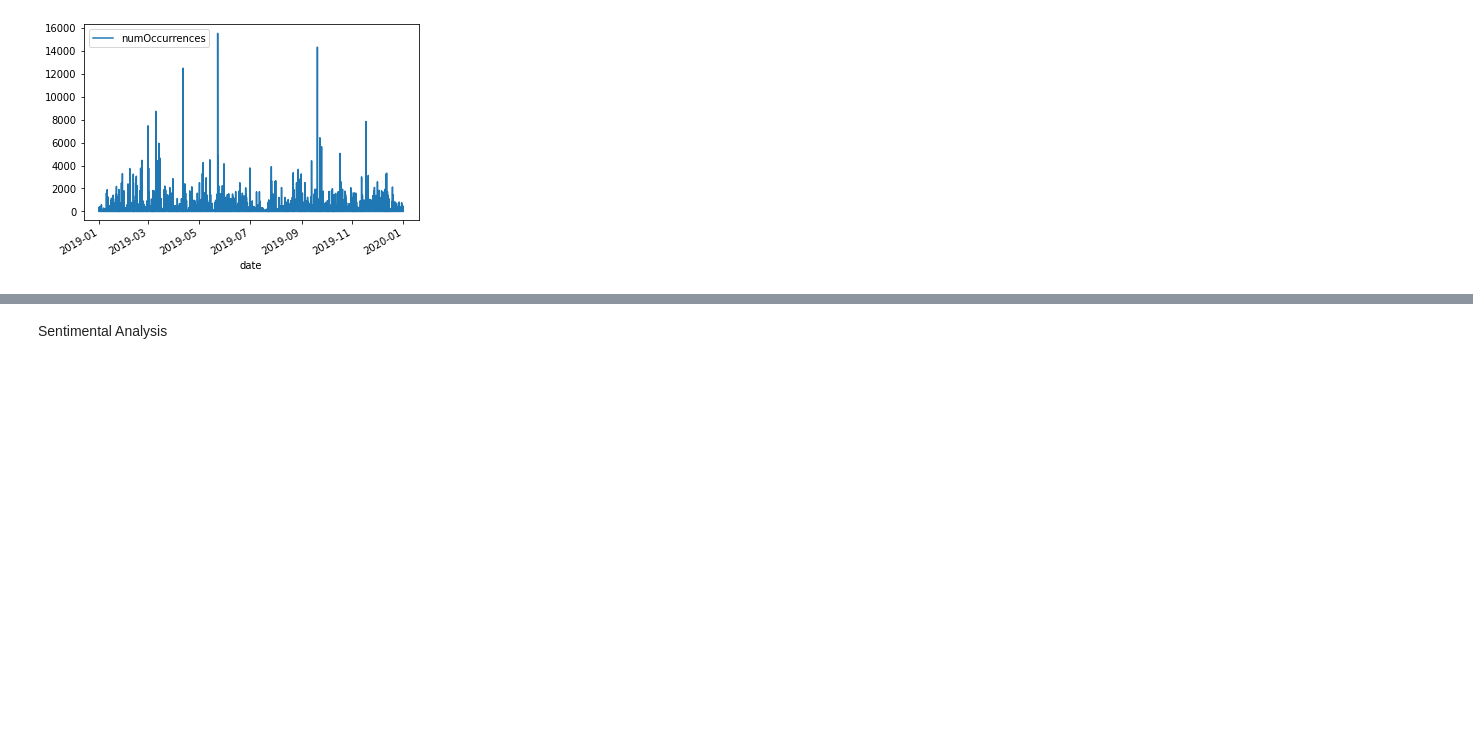
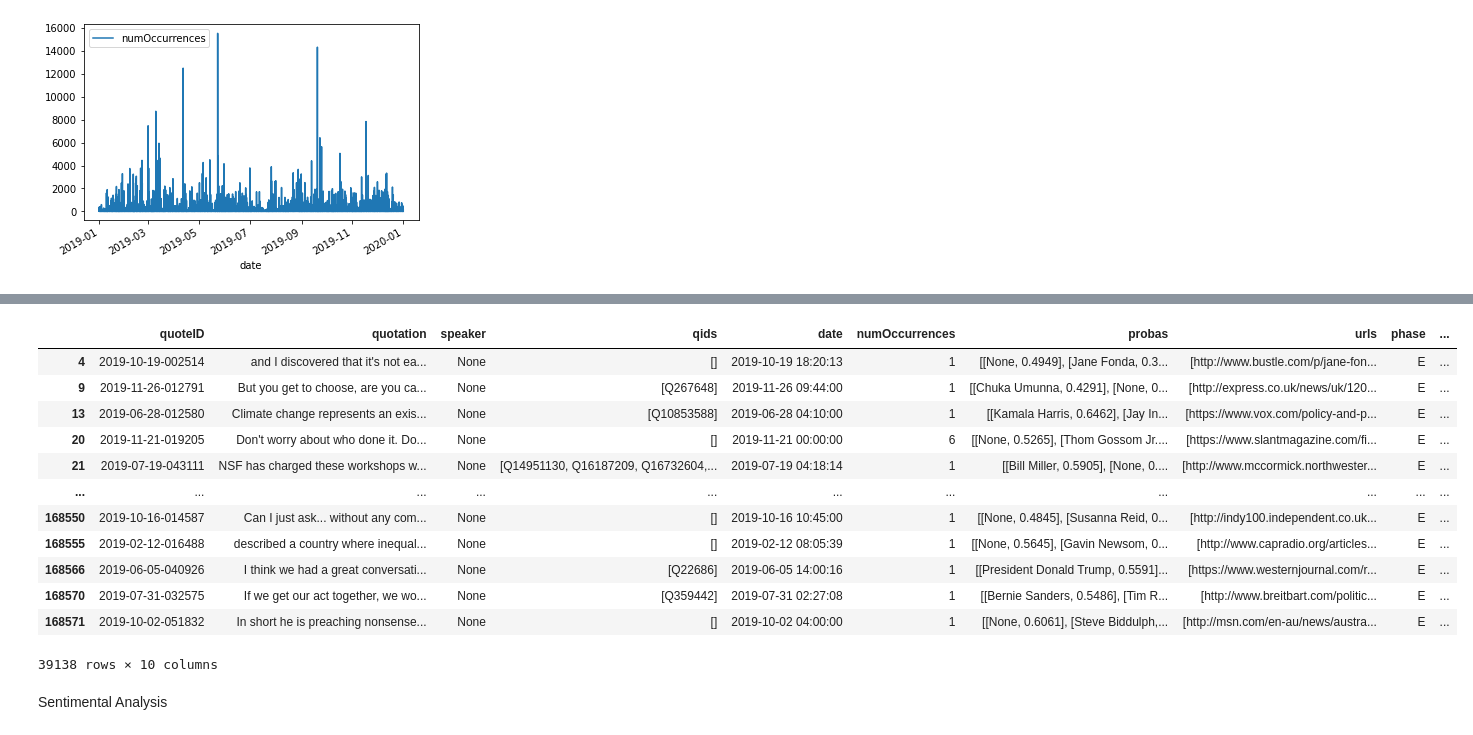
Before and after one commit to epfl-ada/ada-2021-project-01010, a Jupyter notebook: Untitled1.ipynb, the cells around one changed output, grey strips where cells are left out. Cells and saved outputs as stored; diff of their text form; code cells hidden in the pictures; blank space fills up the shorter version.

```diff
--- a/Untitled1.ipynb
+++ b/Untitled1.ipynb
@@ -64,3 +84,19 @@ data['probas'][0][0][1]
+# %%
+data[data['probas_speaker']<0.65]
+# %% [output]
+|  | quoteID | quotation | speaker | qids | date | numOccurrences | probas | urls | phase | ... |
+| 4 | 2019-10-19-002514 | and I discovered that it's not ea... | None | [] | 2019-10-19 18:20:13 | 1 | [[None, 0.4949], [Jane Fonda, 0.3... | [http://www.bustle.com/p/jane-fon... | E | ... |
+| 9 | 2019-11-26-012791 | But you get to choose, are you ca... | None | [Q267648] | 2019-11-26 09:44:00 | 1 | [[Chuka Umunna, 0.4291], [None, 0... | [http://express.co.uk/news/uk/120... | E | ... |
+| 13 | 2019-06-28-012580 | Climate change represents an exis... | None | [Q10853588] | 2019-06-28 04:10:00 | 1 | [[Kamala Harris, 0.6462], [Jay In... | [https://www.vox.com/policy-and-p... | E | ... |
+| 20 | 2019-11-21-019205 | Don't worry about who done it. Do... | None | [] | 2019-11-21 00:00:00 | 6 | [[None, 0.5265], [Thom Gossom Jr.... | [https://www.slantmagazine.com/fi... | E | ... |
+| 21 | 2019-07-19-043111 | NSF has charged these workshops w... | None | [Q14951130, Q16187209, Q16732604,... | 2019-07-19 04:18:14 | 1 | [[Bill Miller, 0.5905], [None, 0.... | [http://www.mccormick.northwester... | E | ... |
+| ... | ... | ... | ... | ... | ... | ... | ... | ... | ... | ... |
+| 168550 | 2019-10-16-014587 | Can I just ask... without any com... | None | [] | 2019-10-16 10:45:00 | 1 | [[None, 0.4845], [Susanna Reid, 0... | [http://indy100.independent.co.uk... | E | ... |
+| 168555 | 2019-02-12-016488 | described a country where inequal... | None | [] | 2019-02-12 08:05:39 | 1 | [[None, 0.5645], [Gavin Newsom, 0... | [http://www.capradio.org/articles... | E | ... |
+| 168566 | 2019-06-05-040926 | I think we had a great conversati... | None | [Q22686] | 2019-06-05 14:00:16 | 1 | [[President Donald Trump, 0.5591]... | [https://www.westernjournal.com/r... | E | ... |
+| 168570 | 2019-07-31-032575 | If we get our act together, we wo... | None | [Q359442] | 2019-07-31 02:27:08 | 1 | [[Bernie Sanders, 0.5486], [Tim R... | [http://www.breitbart.com/politic... | E | ... |
+| 168571 | 2019-10-02-051832 | In short he is preaching nonsense... | None | [] | 2019-10-02 04:00:00 | 1 | [[None, 0.6061], [Steve Biddulph,... | [http://msn.com/en-au/news/austra... | E | ... |
+39138 rows × 10 columns
 # %% [markdown]
 Sentimental Analysis
 # %%
```
Also changed, not shown: parts of 24 cells of this notebook.
